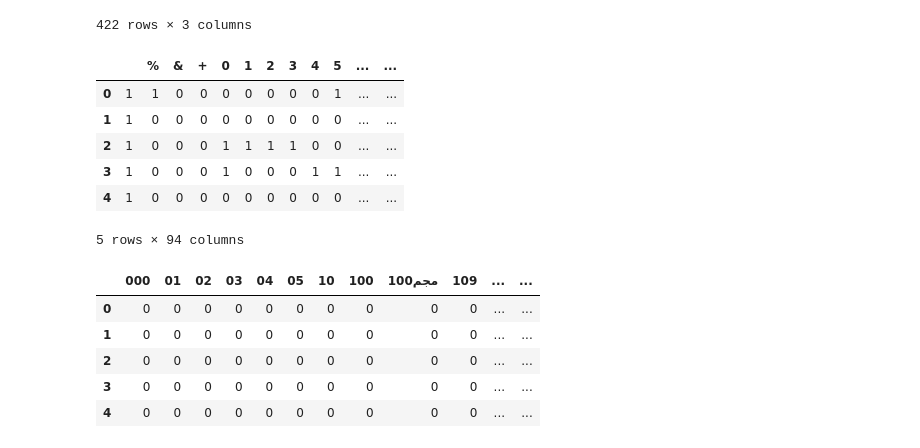
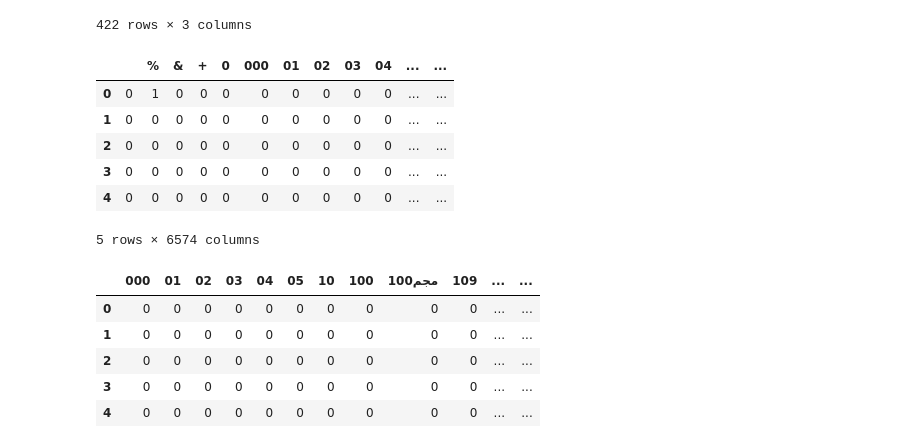
Before and after one commit to Abdessamade-OH/NLP-Lab2, a Jupyter notebook: Part2.ipynb, the cells around one changed output. Drawn from its saved outputs; the diff is of its cells as text; code cells hidden in the pictures.

```diff
--- a/Part2.ipynb
+++ b/Part2.ipynb
@@ -38,28 +42,28 @@ df
 # %%
 # One Hot Encoding
 mlb = MultiLabelBinarizer()
 
 # Fit and transform the 'words' column
 one_hot_encoded_words = mlb.fit_transform(df['words'])
 
 # Create a DataFrame from the encoded words
 one_hot_vectors = pd.DataFrame(one_hot_encoded_words, columns=mlb.classes_)
 
 # Concatenate the original DataFrame with the one-hot encoded words DataFrame
-final_df = pd.concat([df[['illness_type', 'disease_name']], words_df], axis=1)
+final_df = pd.concat([df[['illness_type', 'disease_name']], one_hot_vectors], axis=1)
 
 # Save the final DataFrame to a CSV file
 final_df.to_csv('encoded_dataset.csv', index=False)
 
 one_hot_vectors.head()
 # %% [output]
-|  |  | % | & | + | 0 | 1 | 2 | 3 | 4 | 5 | ... | ... |
-| 0 | 1 | 1 | 0 | 0 | 0 | 0 | 0 | 0 | 0 | 1 | ... | ... |
-| 1 | 1 | 0 | 0 | 0 | 0 | 0 | 0 | 0 | 0 | 0 | ... | ... |
-| 2 | 1 | 0 | 0 | 0 | 1 | 1 | 1 | 1 | 0 | 0 | ... | ... |
-| 3 | 1 | 0 | 0 | 0 | 1 | 0 | 0 | 0 | 1 | 1 | ... | ... |
-| 4 | 1 | 0 | 0 | 0 | 0 | 0 | 0 | 0 | 0 | 0 | ... | ... |
+|  |  | % | & | + | 0 | 000 | 01 | 02 | 03 | 04 | ... | ... |
+| 0 | 0 | 1 | 0 | 0 | 0 | 0 | 0 | 0 | 0 | 0 | ... | ... |
+| 1 | 0 | 0 | 0 | 0 | 0 | 0 | 0 | 0 | 0 | 0 | ... | ... |
+| 2 | 0 | 0 | 0 | 0 | 0 | 0 | 0 | 0 | 0 | 0 | ... | ... |
+| 3 | 0 | 0 | 0 | 0 | 0 | 0 | 0 | 0 | 0 | 0 | ... | ... |
+| 4 | 0 | 0 | 0 | 0 | 0 | 0 | 0 | 0 | 0 | 0 | ... | ... |
-5 rows × 94 columns
+5 rows × 6574 columns
 # %%
 #Bag of words Encoding
 df = pd.DataFrame(data)
```
Also changed, not shown: parts of 8 cells of this notebook.
